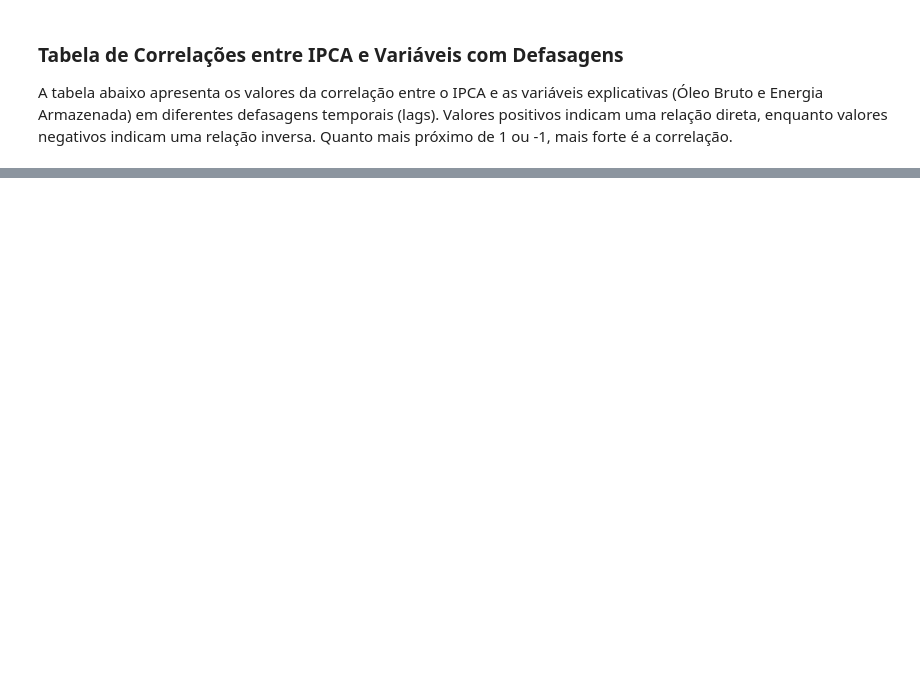
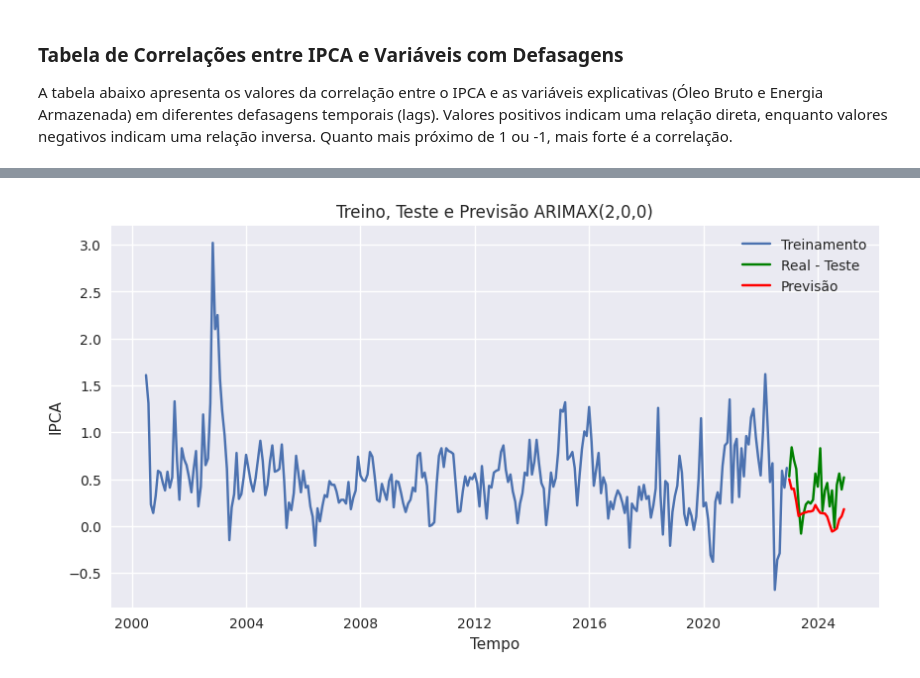
Before and after one commit to DPH38/DataScienceProject-, a Jupyter notebook: analise.ipynb, the cells around one changed output, grey strips where cells are left out. Saved outputs shown, nothing was run; the diff lists cells and outputs as text; code cells hidden in the pictures; blank space fills up the shorter version.

Commit message:
ajustando modelo

```diff
--- a/analise.ipynb
+++ b/analise.ipynb
@@ -905,0 +1081,14 @@ A tabela abaixo apresenta os valores da correlação entre o IPCA e as variávei
+# %%
+# Ajustando o modelo ARIMAX(2,0,0)
+model = SARIMAX(
+    y_train,
+    exog=X_train,
+    order=(2, 0, 0),
+    enforce_stationarity=False,
+    enforce_invertibility=False
+)
+
+results = model.fit()
+
+# Exibindo o resumo dos resultados
+print(results.summary())
@@ -905,0 +1163,6 @@ A tabela abaixo apresenta os valores da correlação entre o IPCA e as variávei
+# %%
+# Realizando previsão para o conjunto de teste
+forecast = results.get_forecast(steps=len(y_test), exog=X_test)
+
+# Obtendo previsões médias
+predicted_mean = forecast.predicted_mean
@@ -905,0 +1208,22 @@ A tabela abaixo apresenta os valores da correlação entre o IPCA e as variávei
+# %%
+import matplotlib.pyplot as plt
+
+plt.figure(figsize=(10, 5))
+
+# Série real do treinamento
+plt.plot(y_train.index, y_train, label='Treinamento')
+
+# Série real do teste
+plt.plot(y_test.index, y_test, label='Real - Teste', color='green')
+
+# Série prevista
+plt.plot(y_test.index, predicted_mean, label='Previsão', color='red')
+
+plt.xlabel('Tempo')
+plt.ylabel('IPCA')
+plt.title('Treino, Teste e Previsão ARIMAX(2,0,0)')
+plt.legend()
+plt.grid(True)
+plt.show()
+# %% [output]
+[figure, added]
```
Also changed, not shown: parts of 26 cells of this notebook, 2 other files.
